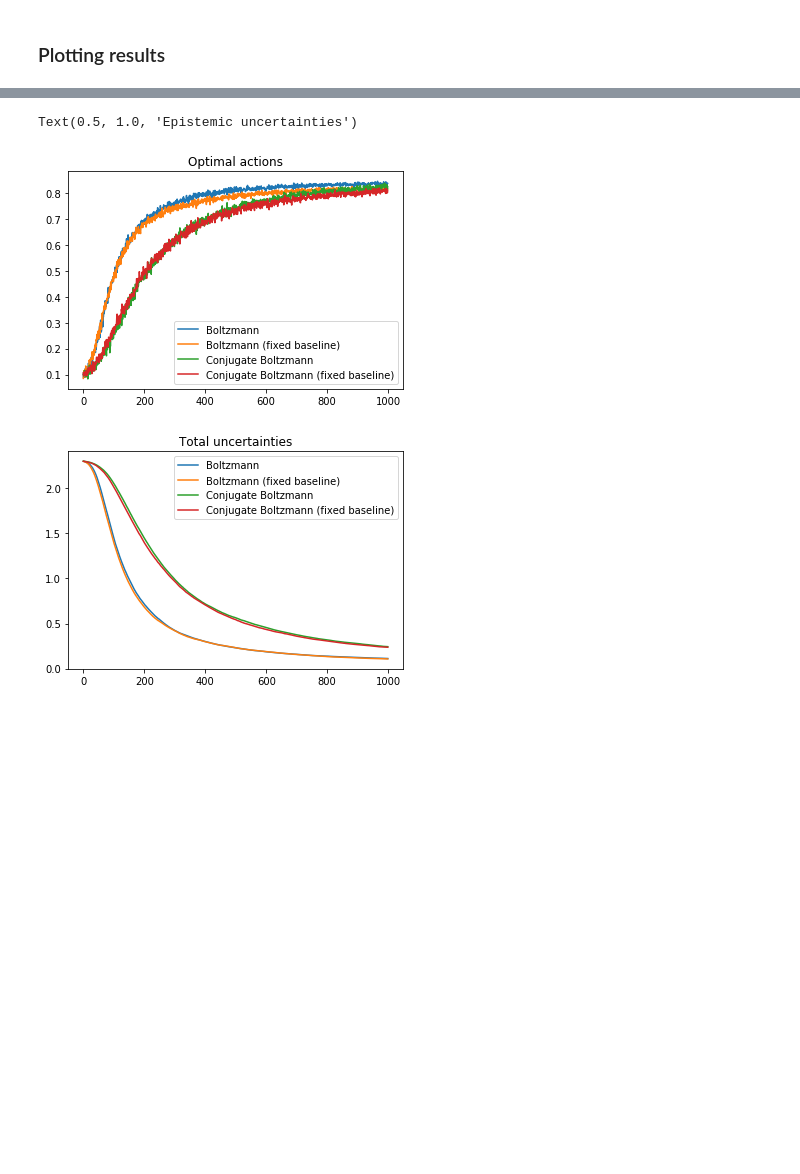
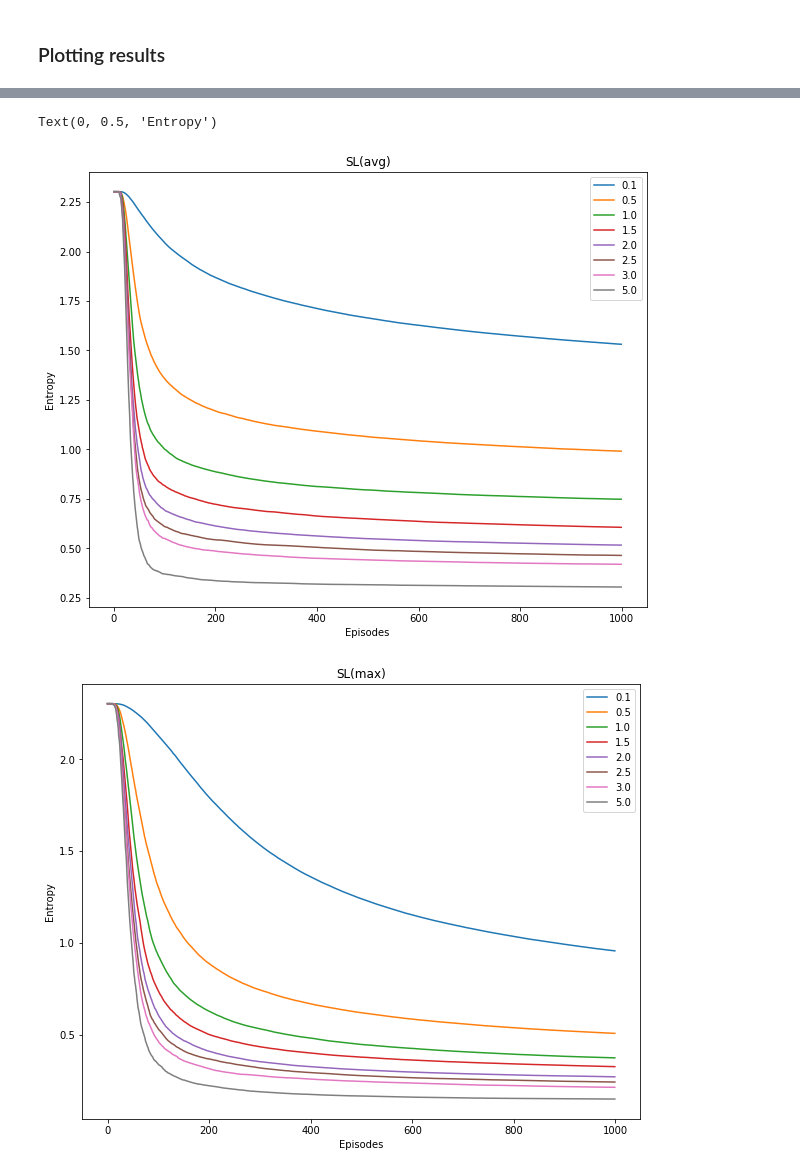
Before and after one commit to FMZennaro/SLBandits, a Jupyter notebook: Simulation1A.ipynb, the cells around one changed output, grey strips where cells are left out. Cells and saved outputs as stored; diff of their text form; code cells hidden in the pictures; blank space fills up the shorter version.

```diff
--- a/Simulation1A.ipynb
+++ b/Simulation1A.ipynb
@@ -23,6 +26,6 @@ mu = 0; sigma = 1
 ### Parameters for the simulations
 # %%
 n_episodes = 1000
-n_trials = 1000
+n_trials = 500
 # %% [markdown]
 ### Parameters for the agents
@@ -35,9 +61,9 @@ eta = 0.1
 # %% [markdown]
 ### Statistics to collect
 # %%
-optactions = np.zeros((n_agents, n_trials,n_episodes))
-totuncertainties = np.zeros((n_agents, n_trials,n_episodes))
-epuncertainties = np.zeros((n_agents, n_trials,n_episodes))
+optactions = np.zeros((n_etas, n_agents, n_trials,n_episodes))
+totuncertainties = np.zeros((n_etas, n_agents, n_trials,n_episodes))
+epuncertainties = np.zeros((n_etas, n_agents, n_trials,n_episodes))
 # %% [markdown]
 ### Simulations
 # %%
@@ -92,21 +136,28 @@ joblib.dump(epuncertainties,'simul1A_epuncertainties_'+timestamp+'.pkl')
 # %%
-for i in range(n_agents):
-    plt.plot(np.arange(n_episodes),np.sum(optactions[i,:,:],axis=0)/np.float(n_trials), label=agents[i])
+plt.figure(figsize=(10,8))
+for i in range(n_etas):
+    plt.plot(np.arange(n_episodes),np.sum(totuncertainties[i,0,:,:],axis=0)/np.float(n_trials), label=str(etas[i]))
 plt.legend()
-plt.title('Optimal actions')
+plt.title('SL(avg)')
+plt.xlabel('Episodes')
+plt.ylabel('Entropy')
 
-plt.figure()
-for i in range(n_agents):
-    plt.plot(np.arange(n_episodes),np.mean(totuncertainties[i,:,:],axis=0), label=agents[i])
+plt.figure(figsize=(10,8))
+for i in range(n_etas):
+    plt.plot(np.arange(n_episodes),np.sum(totuncertainties[i,1,:,:],axis=0)/np.float(n_trials), label=str(etas[i]))
 plt.legend()
-plt.title('Total uncertainties')
+plt.title('SL(max)')
+plt.xlabel('Episodes')
+plt.ylabel('Entropy')
 
-plt.figure()
-for i in range(n_agents):
-    plt.plot(np.arange(n_episodes),np.mean(epuncertainties[i,:,:],axis=0), label=agents[i])
+plt.figure(figsize=(10,8))
+for i in range(n_etas):
+    plt.plot(np.arange(n_episodes),np.sum(totuncertainties[i,2,:,:],axis=0)/np.float(n_trials), label=str(etas[i]))
 plt.legend()
-plt.title('Epistemic uncertainties')
+plt.title('SL(maxs)')
+plt.xlabel('Episodes')
+plt.ylabel('Entropy')
 # %% [output]
-Text(0.5, 1.0, 'Epistemic uncertainties')
+Text(0, 0.5, 'Entropy')
-[figure, old version]
+[figure, new version]
-[figure, old version]
+[figure, new version]
```
Also changed, not shown: parts of 11 cells of this notebook, 4 other files.
